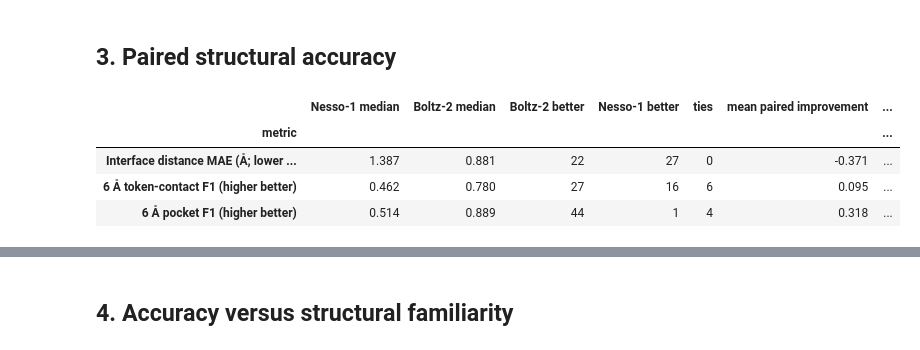
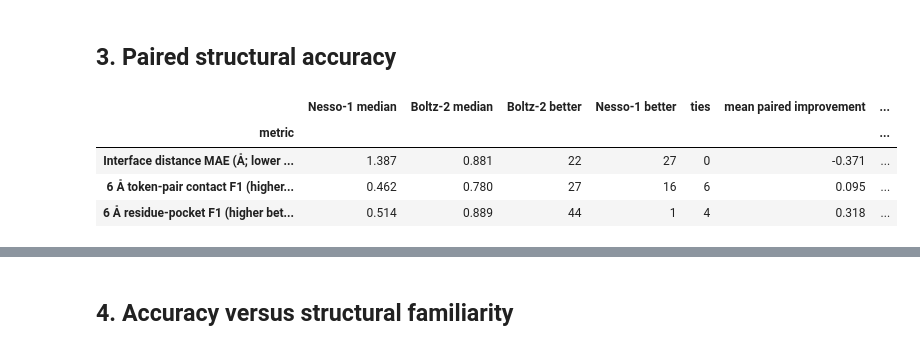
Before and after one commit to Yusheng-cai/BindingAffinityPredictor, a Jupyter notebook: weeks/2026-W35/notebooks/boltz2_nesso1_rnp_postcutoff50.ipynb, the cells around one changed output, grey strips where cells are left out. Saved outputs shown, nothing was run; the diff lists cells and outputs as text; code cells hidden in the pictures.

```diff
--- a/weeks/2026-W35/notebooks/boltz2_nesso1_rnp_postcutoff50.ipynb
+++ b/weeks/2026-W35/notebooks/boltz2_nesso1_rnp_postcutoff50.ipynb
@@ -62,30 +62,30 @@ therefore uses the 49 systems completed by both models.
 # %%
 labels = {
     "interface_expected_distance_mae_angstrom": "Interface distance MAE (Å; lower better)",
-    "token_contact_f1_at_6a": "6 Å token-contact F1 (higher better)",
-    "physical_pocket_f1_at_6a": "6 Å pocket F1 (higher better)",
+    "token_contact_f1_at_6a": "6 Å token-pair contact F1 (higher better)",
+    "physical_pocket_f1_at_6a": "6 Å residue-pocket F1 (higher better)",
 }
 rows = []
 for metric, label in labels.items():
     result = summary["paired_metrics"][metric]
     rows.append({
         "metric": label,
         "Nesso-1 median": result["nesso1_median"],
         "Boltz-2 median": result["boltz2_median"],
         "Boltz-2 better": result["boltz2_better"],
         "Nesso-1 better": result["nesso1_better"],
         "ties": result["ties"],
         "mean paired improvement": result["paired_mean_improvement"],
         "95% lower": result["paired_mean_improvement_interval"]["lower_95"],
         "95% upper": result["paired_mean_improvement_interval"]["upper_95"],
     })
 display(pd.DataFrame(rows).set_index("metric").round(3))
 # %% [output]
 |  | Nesso-1 median | Boltz-2 median | Boltz-2 better | Nesso-1 better | ties | mean paired improvement | ... |
 | metric |  |  |  |  |  |  | ... |
 | Interface distance MAE (Å; lower ... | 1.387 | 0.881 | 22 | 27 | 0 | -0.371 | ... |
-| 6 Å token-contact F1 (higher better) | 0.462 | 0.780 | 27 | 16 | 6 | 0.095 | ... |
-| 6 Å pocket F1 (higher better) | 0.514 | 0.889 | 44 | 1 | 4 | 0.318 | ... |
+| 6 Å token-pair contact F1 (higher... | 0.462 | 0.780 | 27 | 16 | 6 | 0.095 | ... |
+| 6 Å residue-pocket F1 (higher bet... | 0.514 | 0.889 | 44 | 1 | 4 | 0.318 | ... |
 # %%
 display(Image(filename=str(RESULT / "paired_structure_metrics.png"), width=1100))
 # %% [output]
```
Also changed, not shown: parts of 4 cells of this notebook, 16 other files.
